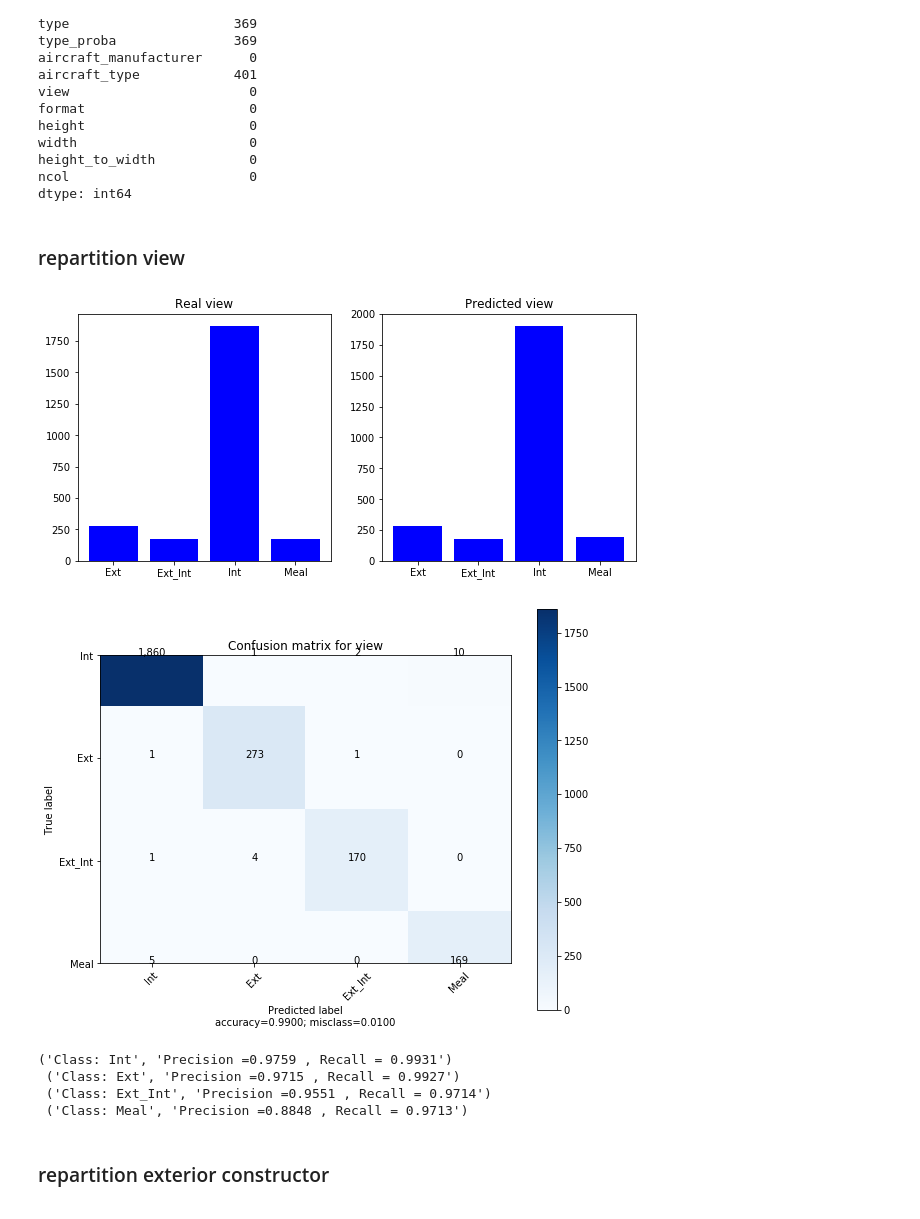
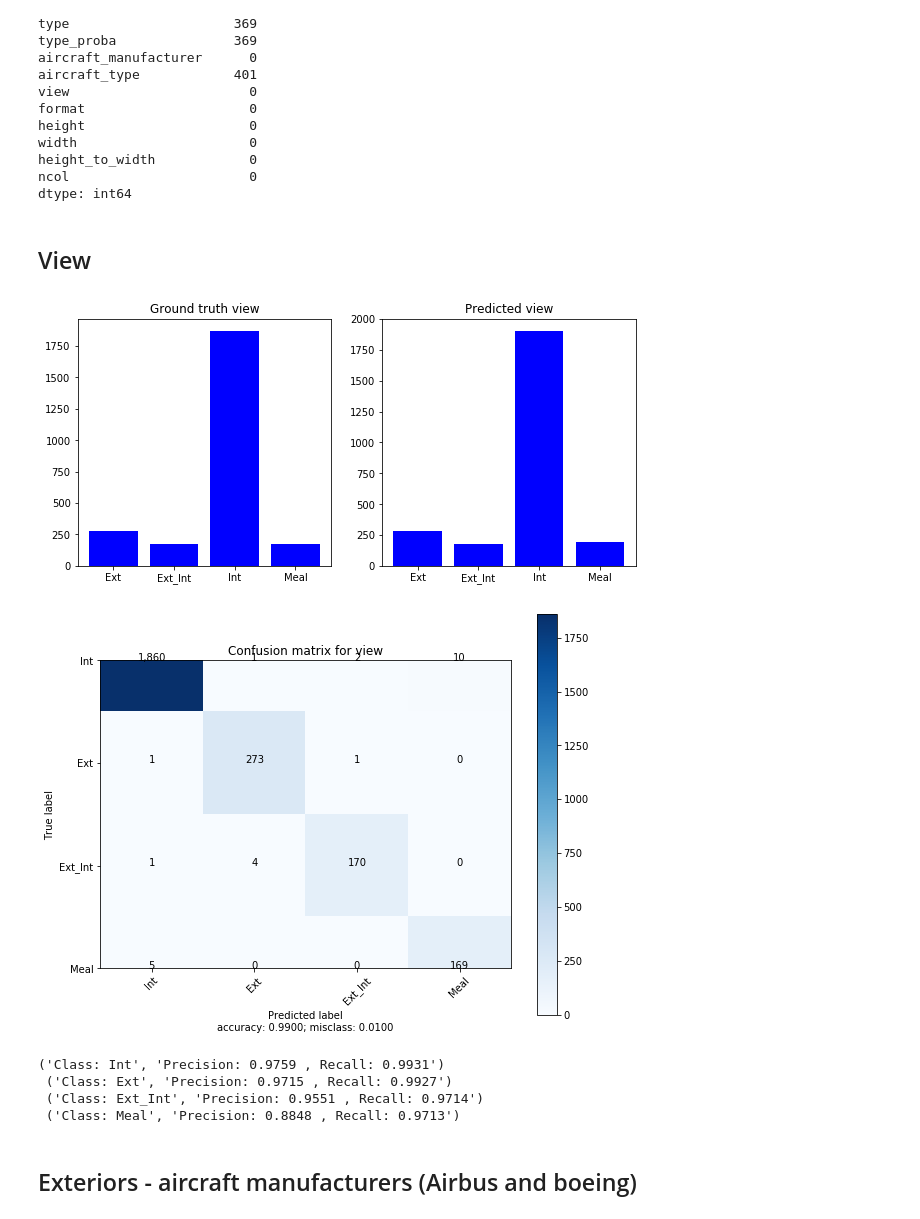
Before and after one commit to interpromoSID2020Airbus/g7_images_sociales, a Jupyter notebook: Results/g7_confusion_matrix.ipynb, the cells around one changed output. Saved outputs shown, nothing was run; the diff lists cells and outputs as text; code cells hidden in the pictures.

```diff
--- a/Results/g7_confusion_matrix.ipynb
+++ b/Results/g7_confusion_matrix.ipynb
@@ -477,26 +533,24 @@ def histogram(df, column, filter_1=None, filter_2=None, type_col=['pred', 'real'
-# %%
-def display_hist(histogram, color='b'):
-    plt.bar(histogram.keys(), histogram.values(), color=color)
-# %% [markdown]
-### repartition view
+# %% [markdown]
+## View
 # %%
-plt.figure(figsize=(10,10))
+plt.figure(figsize=(10, 10))
 plt.subplot(223)
-display_hist(histogram(df, 'view'))#real
-plt.title('Real view')
+display_hist(histogram(df, 'view'))  # ground truth
+plt.title('Ground truth view')
 plt.subplot(224)
-display_hist(histogram(df, 'view_pred')) #prediction
+display_hist(histogram(df, 'view_pred'))  # prediction
 plt.title('Predicted view')
-#plt.subplot(212)
-plot_confusion_matrix(confusion_matrix_view, labels_view, title = 'Confusion matrix for view' , normalize=False)
+# plt.subplot(212)
+plot_confusion_matrix(confusion_matrix_view, labels_view,
+                      title='Confusion matrix for view', normalize=False)
 print(pr_int, '\n', pr_ext, '\n', pr_ei, '\n', pr_meal)
 # %% [output]
-[figure, old version]
+[figure, new version]
 [figure]
-('Class: Int', 'Precision =0.9759 , Recall = 0.9931')
- ('Class: Ext', 'Precision =0.9715 , Recall = 0.9927')
- ('Class: Ext_Int', 'Precision =0.9551 , Recall = 0.9714')
- ('Class: Meal', 'Precision =0.8848 , Recall = 0.9713')
+('Class: Int', 'Precision: 0.9759 , Recall: 0.9931')
+ ('Class: Ext', 'Precision: 0.9715 , Recall: 0.9927')
+ ('Class: Ext_Int', 'Precision: 0.9551 , Recall: 0.9714')
+ ('Class: Meal', 'Precision: 0.8848 , Recall: 0.9713')
-# %% [markdown]
-### repartition exterior constructor
+# %% [markdown]
+## Exteriors - aircraft manufacturers (Airbus and boeing)
 # %%
```
Also changed, not shown: parts of 50 cells of this notebook, 2 other files.
